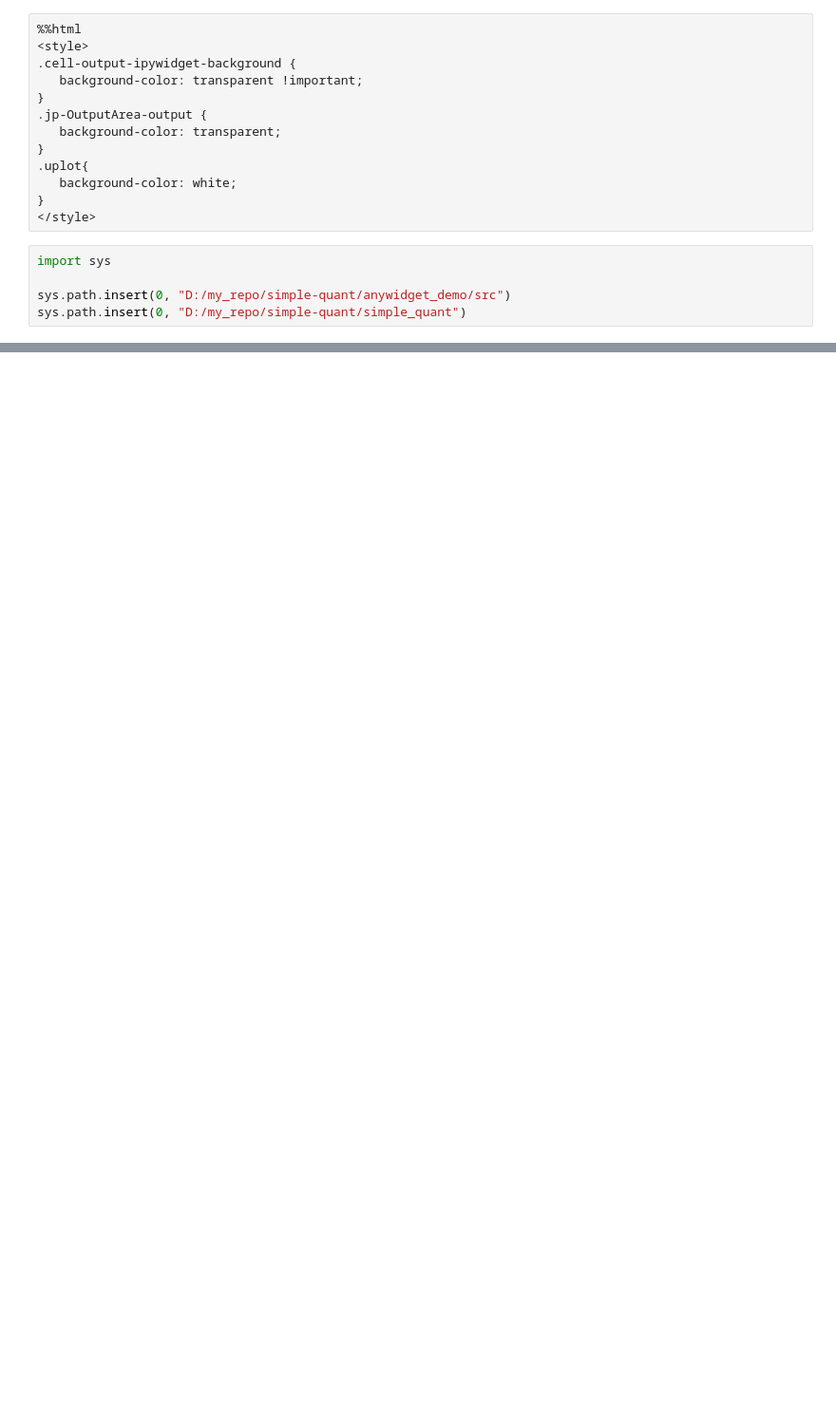
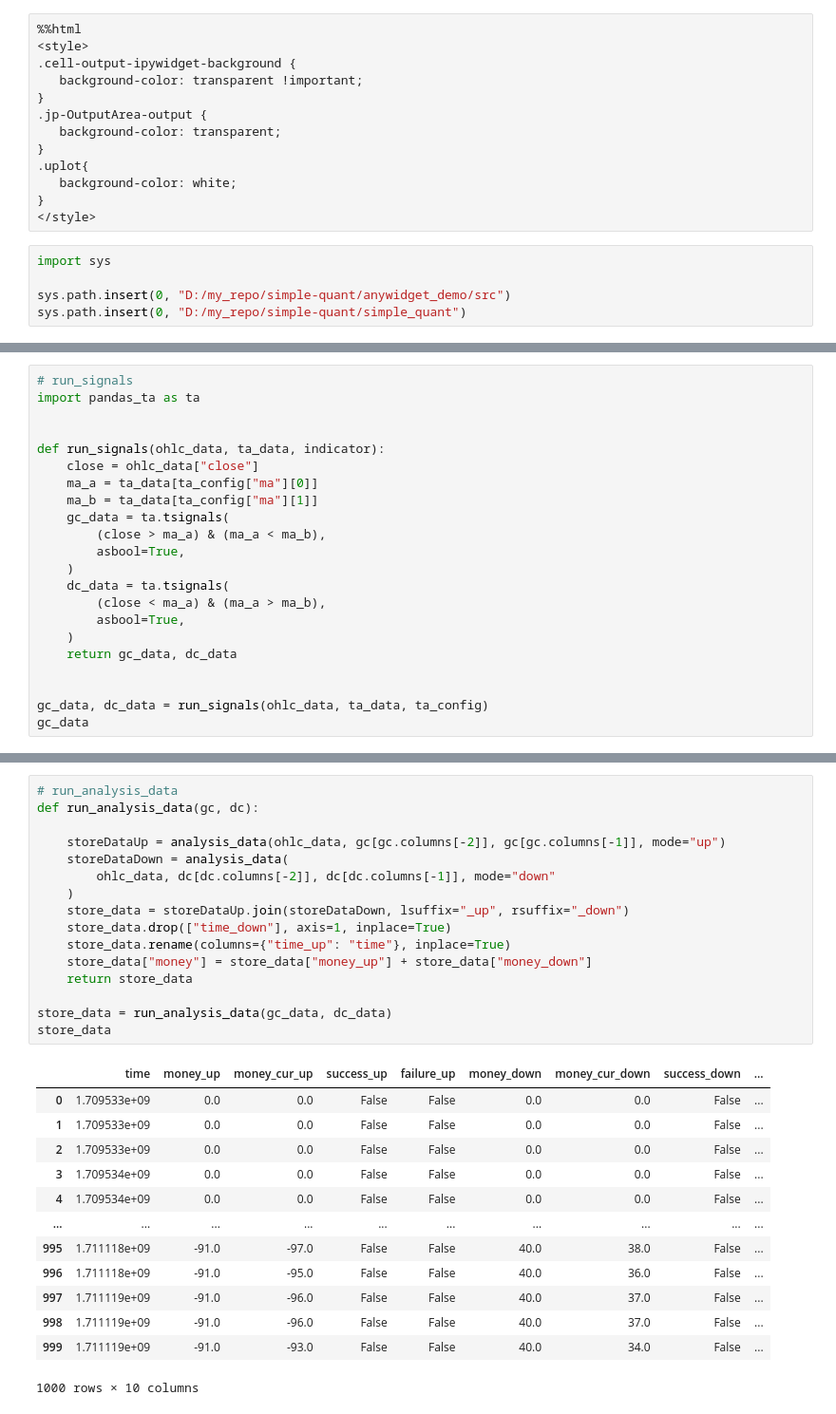
Before and after one commit to hxse/simple-quant, a Jupyter notebook: example/template/demo.ipynb, the cells around one changed output, grey strips where cells are left out. Shown at 95% size. Drawn from its saved outputs; the diff is of its cells as text; blank space fills up the shorter version.

```diff
--- a/example/template/example.ipynb
+++ b/example/template/demo.ipynb
@@ -212,0 +123,22 @@ Counter(DCData='[[false,false,false,false,false,false,false,false,false,false,fa
+# %%
+# run_signals
+import pandas_ta as ta
+
+
+def run_signals(ohlc_data, ta_data, indicator):
+    close = ohlc_data["close"]
+    ma_a = ta_data[ta_config["ma"][0]]
+    ma_b = ta_data[ta_config["ma"][1]]
+    gc_data = ta.tsignals(
+        (close > ma_a) & (ma_a < ma_b),
+        asbool=True,
+    )
+    dc_data = ta.tsignals(
+        (close < ma_a) & (ma_a > ma_b),
+        asbool=True,
+    )
+    return gc_data, dc_data
+
+
+gc_data, dc_data = run_signals(ohlc_data, ta_data, ta_config)
+gc_data
@@ -212,0 +211,30 @@ Counter(DCData='[[false,false,false,false,false,false,false,false,false,false,fa
+# %%
+# run_analysis_data
+def run_analysis_data(gc, dc):
+
+    storeDataUp = analysis_data(ohlc_data, gc[gc.columns[-2]], gc[gc.columns[-1]], mode="up")
+    storeDataDown = analysis_data(
+        ohlc_data, dc[dc.columns[-2]], dc[dc.columns[-1]], mode="down"
+    )
+    store_data = storeDataUp.join(storeDataDown, lsuffix="_up", rsuffix="_down")
+    store_data.drop(["time_down"], axis=1, inplace=True)
+    store_data.rename(columns={"time_up": "time"}, inplace=True)
+    store_data["money"] = store_data["money_up"] + store_data["money_down"]
+    return store_data
+
+store_data = run_analysis_data(gc_data, dc_data)
+store_data
+# %% [output]
+|  | time | money_up | money_cur_up | success_up | failure_up | money_down | money_cur_down | success_down | ... |
+| 0 | 1.709533e+09 | 0.0 | 0.0 | False | False | 0.0 | 0.0 | False | ... |
+| 1 | 1.709533e+09 | 0.0 | 0.0 | False | False | 0.0 | 0.0 | False | ... |
+| 2 | 1.709533e+09 | 0.0 | 0.0 | False | False | 0.0 | 0.0 | False | ... |
+| 3 | 1.709534e+09 | 0.0 | 0.0 | False | False | 0.0 | 0.0 | False | ... |
+| 4 | 1.709534e+09 | 0.0 | 0.0 | False | False | 0.0 | 0.0 | False | ... |
+| ... | ... | ... | ... | ... | ... | ... | ... | ... | ... |
+| 995 | 1.711118e+09 | -91.0 | -97.0 | False | False | 40.0 | 38.0 | False | ... |
+| 996 | 1.711118e+09 | -91.0 | -95.0 | False | False | 40.0 | 36.0 | False | ... |
+| 997 | 1.711119e+09 | -91.0 | -96.0 | False | False | 40.0 | 37.0 | False | ... |
+| 998 | 1.711119e+09 | -91.0 | -96.0 | False | False | 40.0 | 37.0 | False | ... |
+| 999 | 1.711119e+09 | -91.0 | -93.0 | False | False | 40.0 | 34.0 | False | ... |
+1000 rows × 10 columns
```
Also changed, not shown: parts of 12 cells of this notebook, 16 other files.
